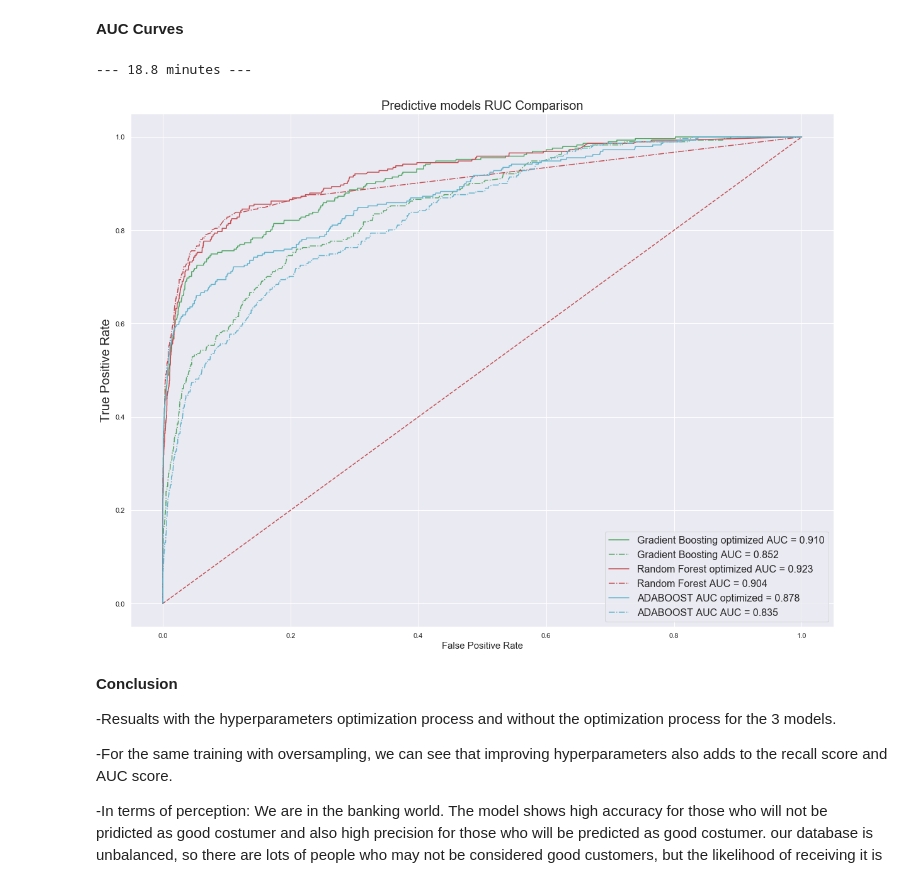
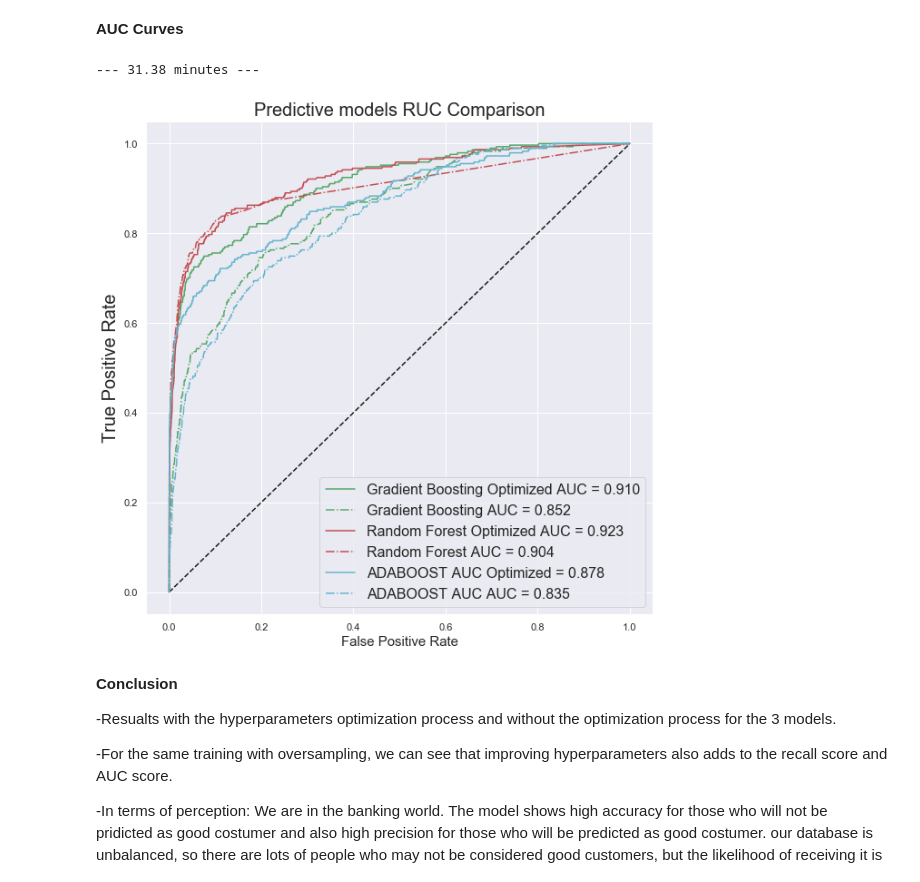
Before and after one commit to ophirshurany/Data-Science-, a Jupyter notebook: Data_Science_NB.ipynb, the cells around one changed output. Saved outputs shown, nothing was run; the diff lists cells and outputs as text; code cells hidden in the pictures.

Commit message:
DONE 5
conclusions and AUC plot

```diff
--- a/Data_Science_NB.ipynb
+++ b/Data_Science_NB.ipynb
@@ -989,22 +989,22 @@ weighted avg       0.95      0.96      0.94      5754
 **AUC Curves**
 # %%
 sns.set()
-plt.figure(figsize=(20, 15))
-plt.plot([0, 1], [0, 1],'r--')
+plt.figure(figsize=(10, 10))
+plt.plot([0, 1], [0, 1],'k--')
 plt.title('Predictive models RUC Comparison',fontsize=20)
 plt.ylabel('True Positive Rate',fontsize=20)
 plt.xlabel('False Positive Rate',fontsize=15)
 plt.plot(fprgrd, tprgrd,'-g', label = 'Gradient Boosting Optimized AUC = %0.3f' % roc_aucgrd)
 plt.plot(fprgrd_reg, tprgrd_reg,'-.g', label = 'Gradient Boosting AUC = %0.3f' % roc_aucgrd_reg)
 plt.plot(fprrfc, tprrfc,'-r', label = 'Random Forest Optimized AUC = %0.3f' % roc_aucrfc)
 plt.plot(fprrfc_reg, tprrfc_reg,'-.r', label = 'Random Forest AUC = %0.3f' % roc_aucrfc_reg)
 plt.plot(fprADA, tprADA,'-c', label = 'ADABOOST AUC Optimized = %0.3f' % roc_aucADA)
 plt.plot(fprADA_reg, tprADA_reg,'-.c', label = 'ADABOOST AUC AUC = %0.3f' % roc_aucADA_reg)
 plt.legend(loc = 'lower right', prop={'size': 16})
 print("--- %s minutes ---" % (round(time.time()/60 - start_time/60,2)))
 # %% [output]
---- 18.8 minutes ---
+--- 31.38 minutes ---
-[figure, old version]
+[figure, new version]
 # %% [markdown]
 **Conclusion**
 
```
